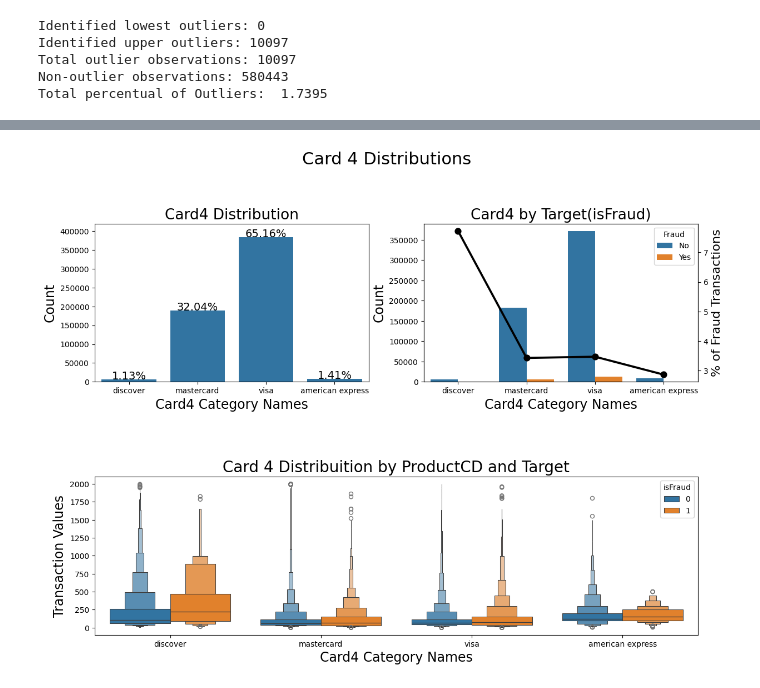
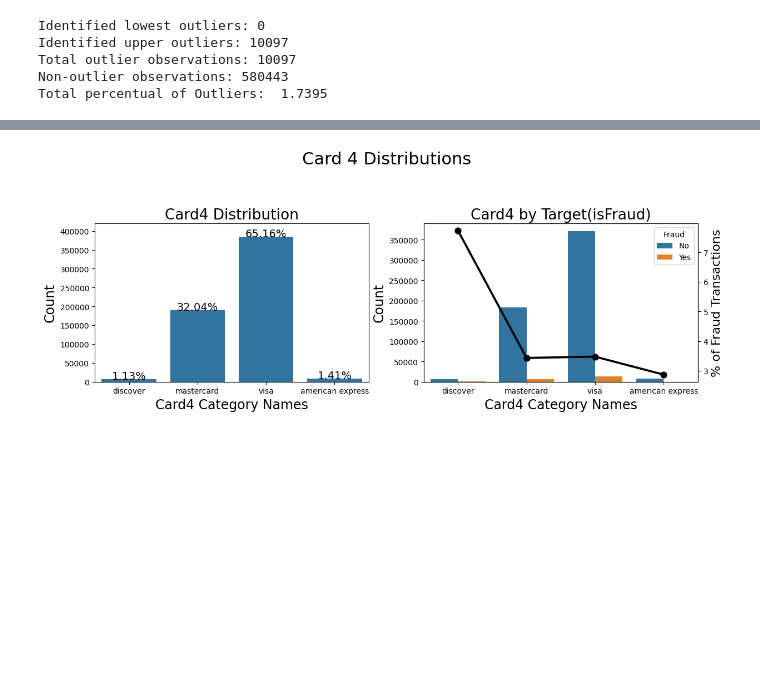
Before and after one commit to Marko-debug/Prediction-of-Fraud-transactions, a Jupyter notebook: models/EDA2.ipynb, the cells around one changed output, grey strips where cells are left out. Cells and saved outputs as stored; diff of their text form; code cells hidden in the pictures; blank space fills up the shorter version.

```diff
--- a/models/EDA2.ipynb
+++ b/models/EDA2.ipynb
@@ -118,8 +118,3 @@ df_id = reduce_mem_usage(df_id)
 # %% [output]
 Mem. usage decreased to 542.35 Mb (69.4% reduction)
 Mem. usage decreased to 25.86 Mb (42.7% reduction)
-# %%
-df_trans['TransactionAmt'] = df_trans['TransactionAmt'].astype(float)
-total = len(df_trans)
-total_amt = df_trans.groupby(['isFraud'])['TransactionAmt'].sum().sum()
-plt.figure(figsize=(16,6))
@@ -199,6 +184,3 @@ plt.show()
-# %%
-df_trans.loc[df_trans.card3.isin(df_trans.card3.value_counts()[df_trans.card3.value_counts() < 200].index), 'card3'] = "Others"
-df_trans.loc[df_trans.card5.isin(df_trans.card5.value_counts()[df_trans.card5.value_counts() < 300].index), 'card5'] = "Others"
 # %%
 tmp = pd.crosstab(df_trans['card4'], df_trans['isFraud'], normalize='index') * 100
 tmp = tmp.reset_index()
@@ -211,38 +193,31 @@ plt.subplot(221)
 g = sns.countplot(x='card4', data=df_trans)
 # plt.legend(title='Fraud', loc='upper center', labels=['No', 'Yes'])
 g.set_title("Card4 Distribution", fontsize=19)
 g.set_ylim(0,420000)
 g.set_xlabel("Card4 Category Names", fontsize=17)
 g.set_ylabel("Count", fontsize=17)
 for p in g.patches:
     height = p.get_height()
     g.text(p.get_x()+p.get_width()/2.,
             height + 3,
             '{:1.2f}%'.format(height/total*100),
             ha="center",fontsize=14)
 
 
 plt.subplot(222)
 g1 = sns.countplot(x='card4', hue='isFraud', data=df_trans)
 plt.legend(title='Fraud', loc='best', labels=['No', 'Yes'])
 gt = g1.twinx()
 gt = sns.pointplot(x='card4', y='Fraud', data=tmp,
                    color='black', legend=False,
                    order=['discover', 'mastercard', 'visa', 'american express'])
 gt.set_ylabel("% of Fraud Transactions", fontsize=16)
 g1.set_title("Card4 by Target(isFraud)", fontsize=19)
 g1.set_xlabel("Card4 Category Names", fontsize=17)
 g1.set_ylabel("Count", fontsize=17)
 
-plt.subplot(212)
-g3 = sns.boxenplot(x='card4', y='TransactionAmt', hue='isFraud',
-              data=df_trans[df_trans['TransactionAmt'] <= 2000] )
-g3.set_title("Card 4 Distribuition by ProductCD and Target", fontsize=20)
-g3.set_xlabel("Card4 Category Names", fontsize=17)
-g3.set_ylabel("Transaction Values", fontsize=17)
-
 plt.subplots_adjust(hspace = 0.6, top = 0.85)
 
 plt.show()
 # %% [output]
-[figure, old version]
+[figure, new version]
```
Also changed, not shown: parts of 13 cells of this notebook, 2 other files.
